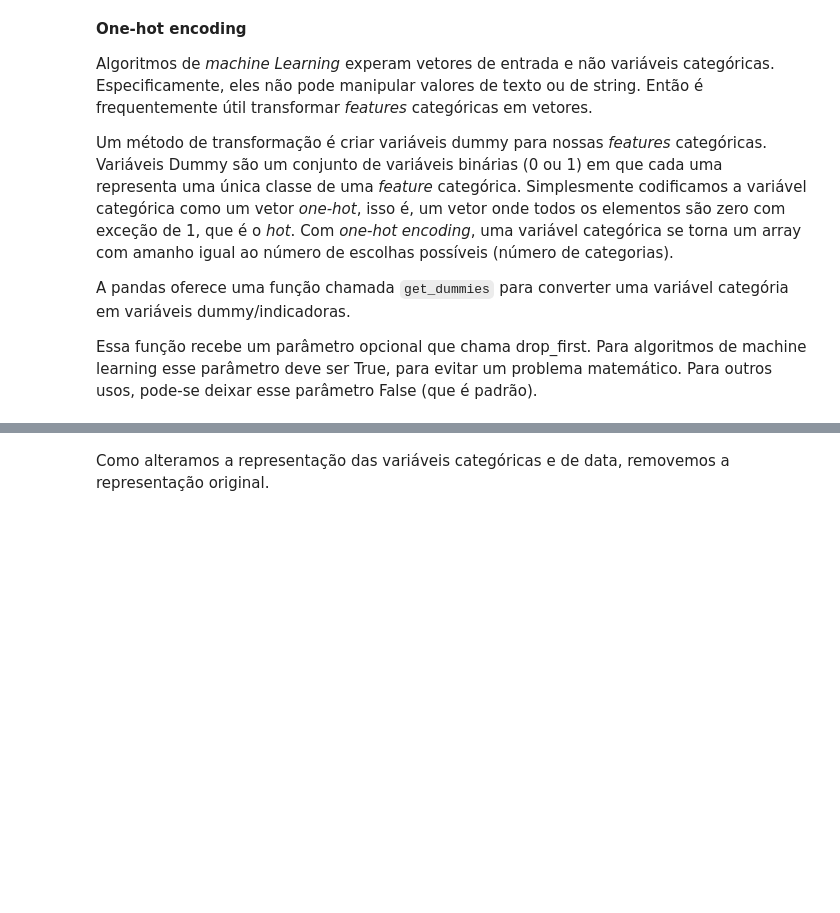
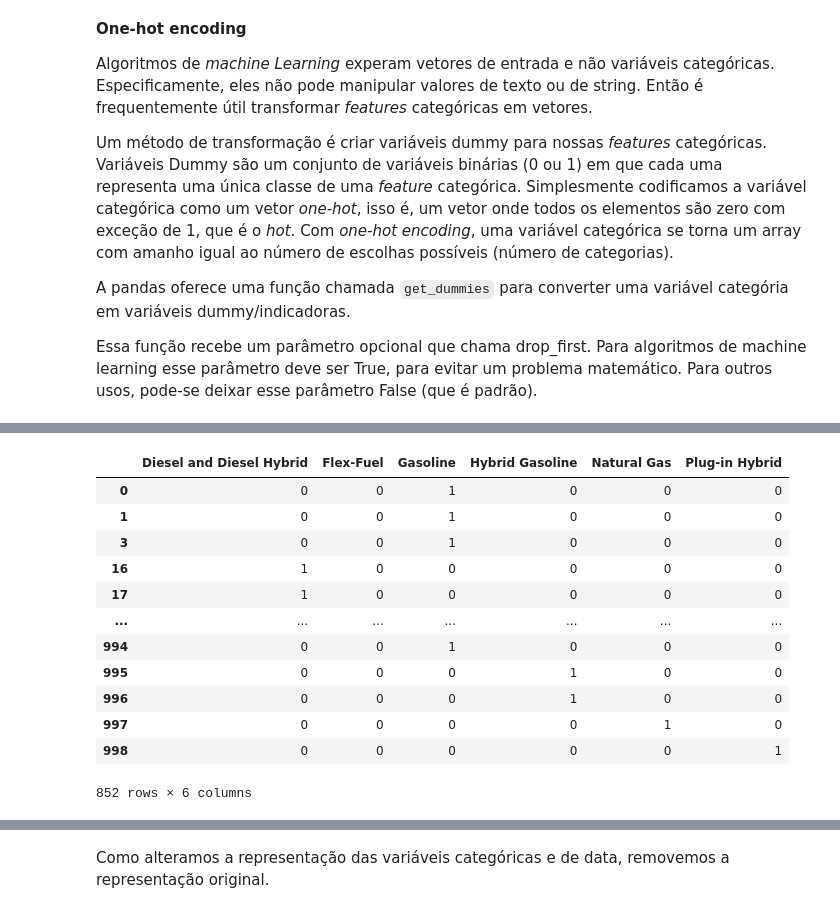
Before and after one commit to MS-Oliveira/data_analytics_aula05, a Jupyter notebook: preparando_dados.ipynb, the cells around one changed output, grey strips where cells are left out. Drawn from its saved outputs; the diff is of its cells as text; code cells hidden in the pictures; blank space fills up the shorter version.

```diff
--- a/preparando_dados.ipynb
+++ b/preparando_dados.ipynb
@@ -621,3 +719,18 @@ Essa função recebe um parâmetro opcional que chama drop_first. Para algoritmo
 # %%
-# Usar pd.get_dummies em modelyear
+# Usar pd.get_dummies em fuel
+pd.get_dummies(df['fuel'], drop_first=True)
+# %% [output]
+|  | Diesel and Diesel Hybrid | Flex-Fuel | Gasoline | Hybrid Gasoline | Natural Gas | Plug-in Hybrid |
+| 0 | 0 | 0 | 1 | 0 | 0 | 0 |
+| 1 | 0 | 0 | 1 | 0 | 0 | 0 |
+| 3 | 0 | 0 | 1 | 0 | 0 | 0 |
+| 16 | 1 | 0 | 0 | 0 | 0 | 0 |
+| 17 | 1 | 0 | 0 | 0 | 0 | 0 |
+| ... | ... | ... | ... | ... | ... | ... |
+| 994 | 0 | 0 | 1 | 0 | 0 | 0 |
+| 995 | 0 | 0 | 0 | 1 | 0 | 0 |
+| 996 | 0 | 0 | 0 | 1 | 0 | 0 |
+| 997 | 0 | 0 | 0 | 0 | 1 | 0 |
+| 998 | 0 | 0 | 0 | 0 | 0 | 1 |
+852 rows × 6 columns
 # %%
```
Also changed, not shown: parts of 27 cells of this notebook.
